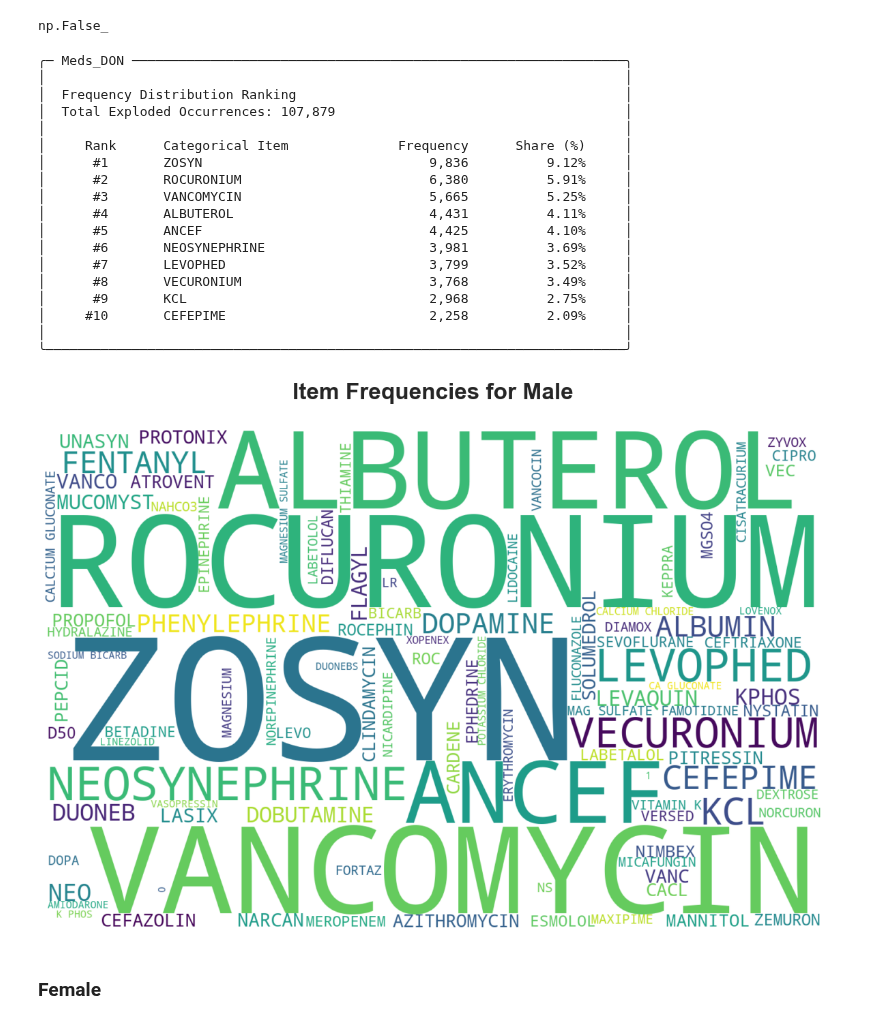
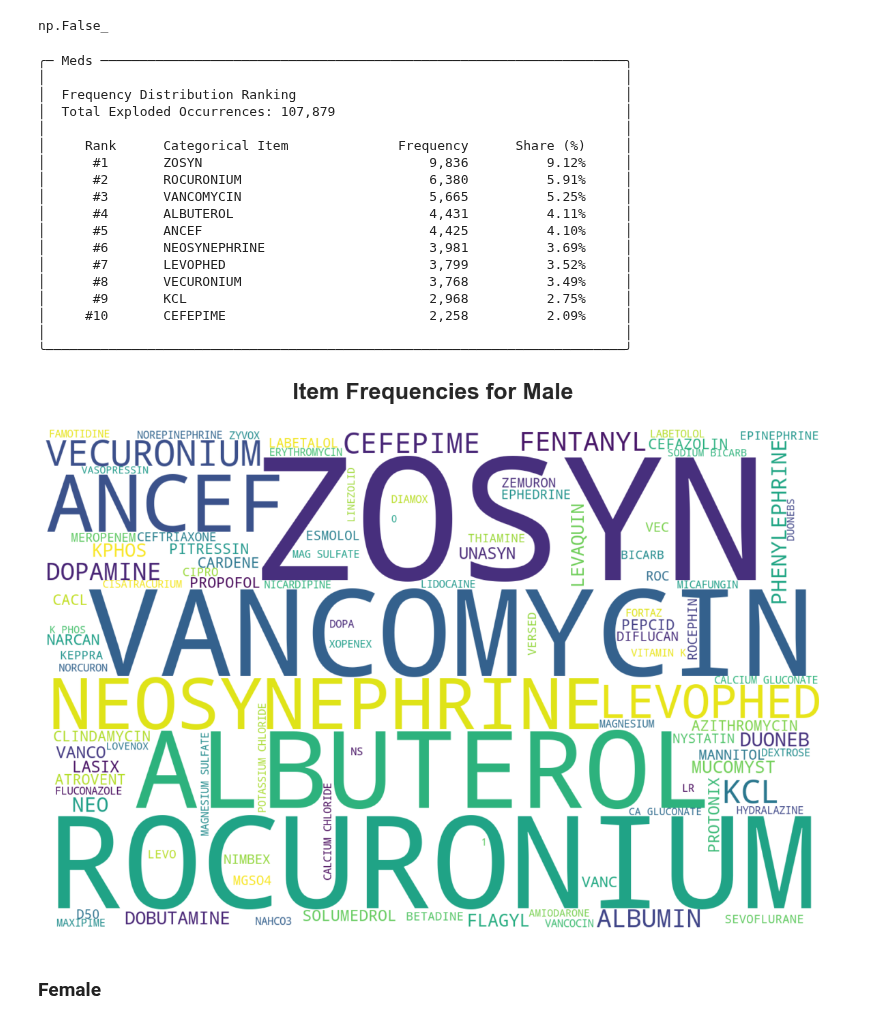
Before and after one commit to SirErikPak/UNOS_GenderStratification, a Jupyter notebook: notebook/C_WrangleExploratoryDonor.ipynb, the cells around one changed output. Saved outputs shown, nothing was run; the diff lists cells and outputs as text; code cells hidden in the pictures.

```diff
--- a/notebook/C_WrangleExploratoryDonor.ipynb
+++ b/notebook/C_WrangleExploratoryDonor.ipynb
@@ -87,7 +88,7 @@ df[cols].sample(n=10, random_state=SEED)
 | 25908 | ROCURONIUM | NARCAN | VANCOMYCIN |
 | 3987 | ZOSYN | VANCOMYCIN | ALBUTEROL |
 # %%
-df["Meds_DON"] = (
+df["Meds"] = (
     df[cols].fillna("")
     .agg(", ".join, axis=1)
 
@@ -103,7 +104,7 @@ df["Meds_DON"] = (
     # Strip trailing commas/spaces
     .str.strip(", ")
 )
-df["Meds_DON"].sample(n=10, random_state=SEED)
+df["Meds"].sample(n=10, random_state=SEED)
 # %% [output]
 24714
 12770                         ZOSYN, MICAFUNGIN, VANCOMYCIN, VECURONIUM
@@ -128,9 +129,9 @@ def dedupe_meds(x):
             unique.append(med)
     return ", ".join(unique)
 
-df["Meds_DON"] = df["Meds_DON"].apply(dedupe_meds)
+df["Meds"] = df["Meds"].apply(dedupe_meds)
 # new feature
-df["Meds_DON"].sample(n=10, random_state=SEED)
+df["Meds"].sample(n=10, random_state=SEED)
 # %% [output]
 24714
 12770                         ZOSYN, MICAFUNGIN, VANCOMYCIN, VECURONIUM
@@ -192,3 +193,8 @@ df_m_clf = df[df.Gender_DON == 'M'].copy()
 df_f_clf = df[df.Gender_DON == 'F'].copy()
 #
 df_m_cox.shape, df_f_cox.shape, df_m_clf.shape, df_f_clf.shape
+# remove gender column
+df_m_cox = df_m_cox.drop(columns=['Gender_DON'])
+df_f_cox = df_f_cox.drop(columns=['Gender_DON'])
+df_m_clf = df_m_clf.drop(columns=['Gender_DON'])
+df_f_clf = df_f_clf.drop(columns=['Gender_DON'])
@@ -228,9 +232,9 @@ df_m_cox.Meds_DON.isna().any()
 # %% [output]
 np.False_
 # %%
-u.get_top_frequencies(df_m_cox, 'Meds_DON', top_n=10, sep=",")
+u.get_top_frequencies(df_m_cox, 'Meds', top_n=10, sep=",")
 # %% [output]
-╭─ Meds_DON ───────────────────────────────────────────────────────────────╮
+╭─ Meds ───────────────────────────────────────────────────────────────────╮
 │                                                                          │
 │  Frequency Distribution Ranking                                          │
 │  Total Exploded Occurrences: 107,879                                     │
@@ -249,9 +253,9 @@ u.get_top_frequencies(df_m_cox, 'Meds_DON', top_n=10, sep=",")
 │                                                                          │
 ╰──────────────────────────────────────────────────────────────────────────╯
 # %%
-plot.plot_item_wordcloud(df_m_cox.Meds_DON, title="Item Frequencies for Male", bg_color="white")
+plot.plot_item_wordcloud(df_m_cox.Meds, title="Item Frequencies for Male", bg_color="white")
 # %% [output]
-[figure, old version]
+[figure, new version]
 # %% [markdown]
 ### Female
 # %%
```
Also changed, not shown: parts of 141 cells of this notebook, 3 other files.
